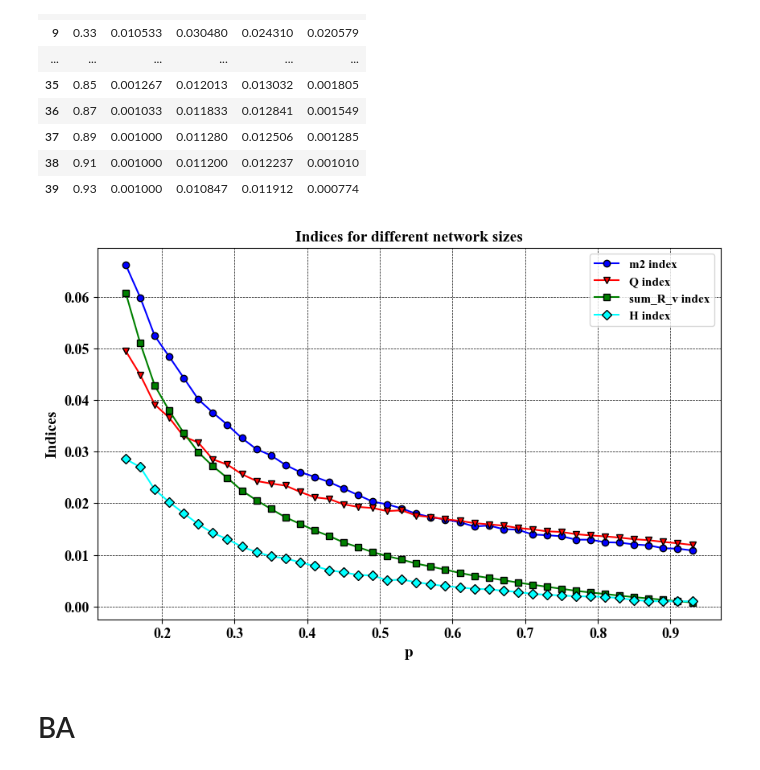
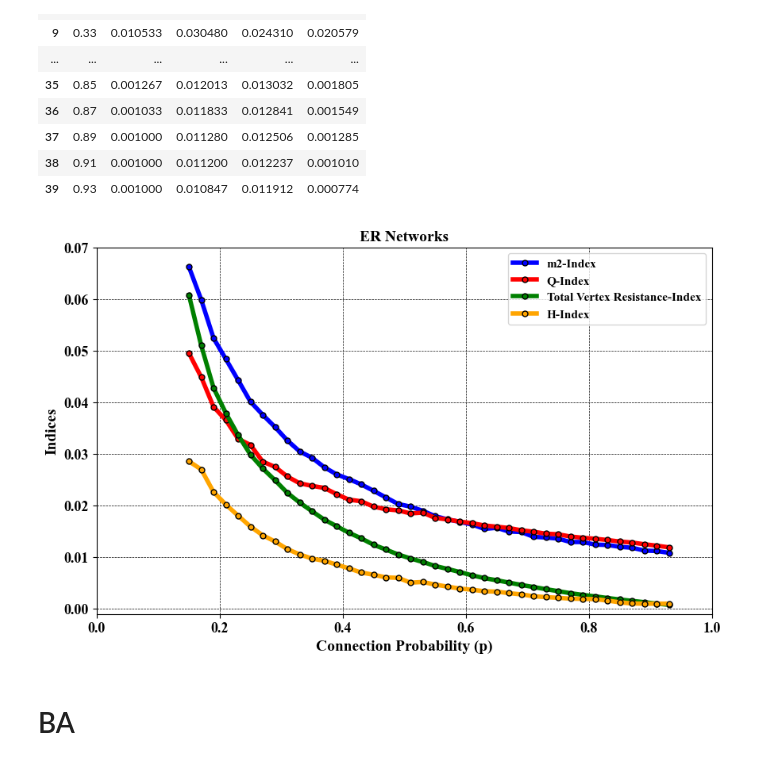
Before and after one commit to hghaemi/h_index_paper, a Jupyter notebook: random_artificial_networks.ipynb, the cells around one changed output. Saved outputs shown, nothing was run; the diff lists cells and outputs as text; code cells hidden in the pictures.

```diff
--- a/random_artificial_networks.ipynb
+++ b/random_artificial_networks.ipynb
@@ -276,29 +275,49 @@ ER_df__total
 # %%
 ER_df__total = pd.read_csv("SavedNetworks/ER_df__total.csv")
 # %%
+import matplotlib.pyplot as plt
+
+y_values = ['m2', 'Q', 'sum_R_v', 'H']
+label_names = {
+    'm2': 'm2',
+    'Q': 'Q',
+    'sum_R_v': 'Total Vertex Resistance',
+    'H': 'H'
+}
+
+
 plt.figure(figsize=(10, 6))
 font = {'family': 'times new roman', 'weight': 'bold', 'size': 11}
 
+x_values = ER_df__total['p']
+colors = ['b', 'r', 'g', 'orange']
+markers = ['o', 'o', 'o', 'o']
 
-x_values = ER_df__total['p']
-y_values = ['m2', 'Q',  'sum_R_v', 'H']
-colors = ['b','r','g','cyan','orange']
-markers = ['o', 'v', 's', 'D', '^']
+for i, y in enumerate(y_values):
+    label = label_names[y] + '-Index'  # e.g., "Total Vertex Resistance index"
+    plt.plot(
+        x_values,
+        ER_df__total[y],
+        marker=markers[i],
+        color=colors[i],
+        label=label,
+        markeredgecolor='black',
+        markersize=5,
+        linewidth=4
+    )
 
-
-for i,y in enumerate(y_values):
-    plt.plot(x_values, ER_df__total[y], marker=markers[i], color=colors[i],label=y+' index', markeredgecolor='black')
-
-plt.xlabel('p', family= 'times new roman', weight='bold', size=14)
-plt.ylabel('Indices', family= 'times new roman', weight='bold', size=14)
-plt.title('Indices for different network sizes', family= 'times new roman', weight='bold', size=14)
+plt.xlabel('Connection Probability (p)', family='times new roman', weight='bold', size=14)
+plt.ylabel('Indices', family='times new roman', weight='bold', size=14)
+plt.title('ER Networks', family='times new roman', weight='bold', size=14)
 plt.legend(loc='upper right', prop=font)
-plt.xticks(family= 'times new roman', weight='bold', size=13)
-plt.yticks(family= 'times new roman', weight='bold', size=13)
+plt.xticks(family='times new roman', weight='bold', size=13)
+plt.yticks(family='times new roman', weight='bold', size=13)
+plt.ylim(-0.001,0.07)
+plt.xlim(0, 1)
 plt.grid(color='black', linestyle='--', linewidth=0.5)
 plt.show()
 # %% [output]
-[figure, old version]
+[figure, new version]
 # %% [markdown]
 # BA
 # %%
```
Also changed, not shown: parts of 46 cells of this notebook, 1 other file.
